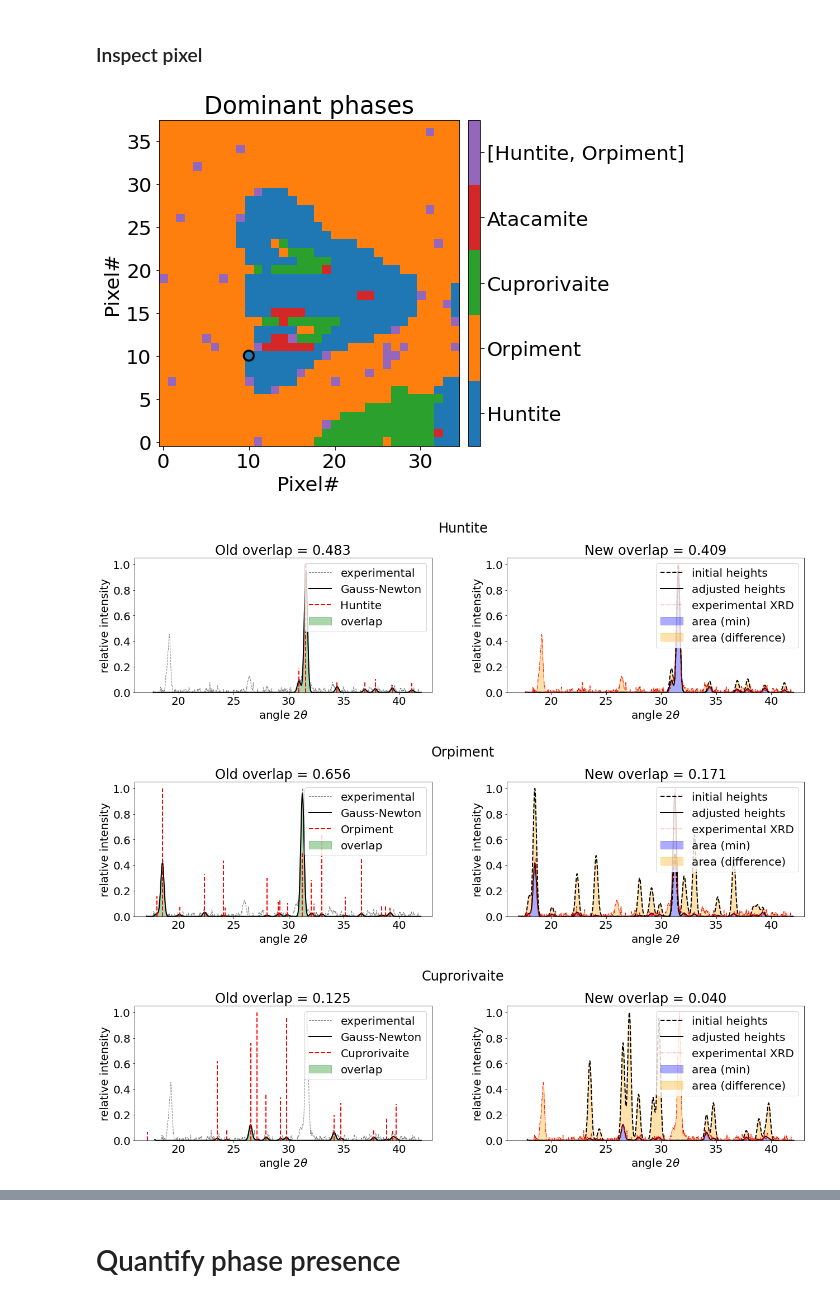
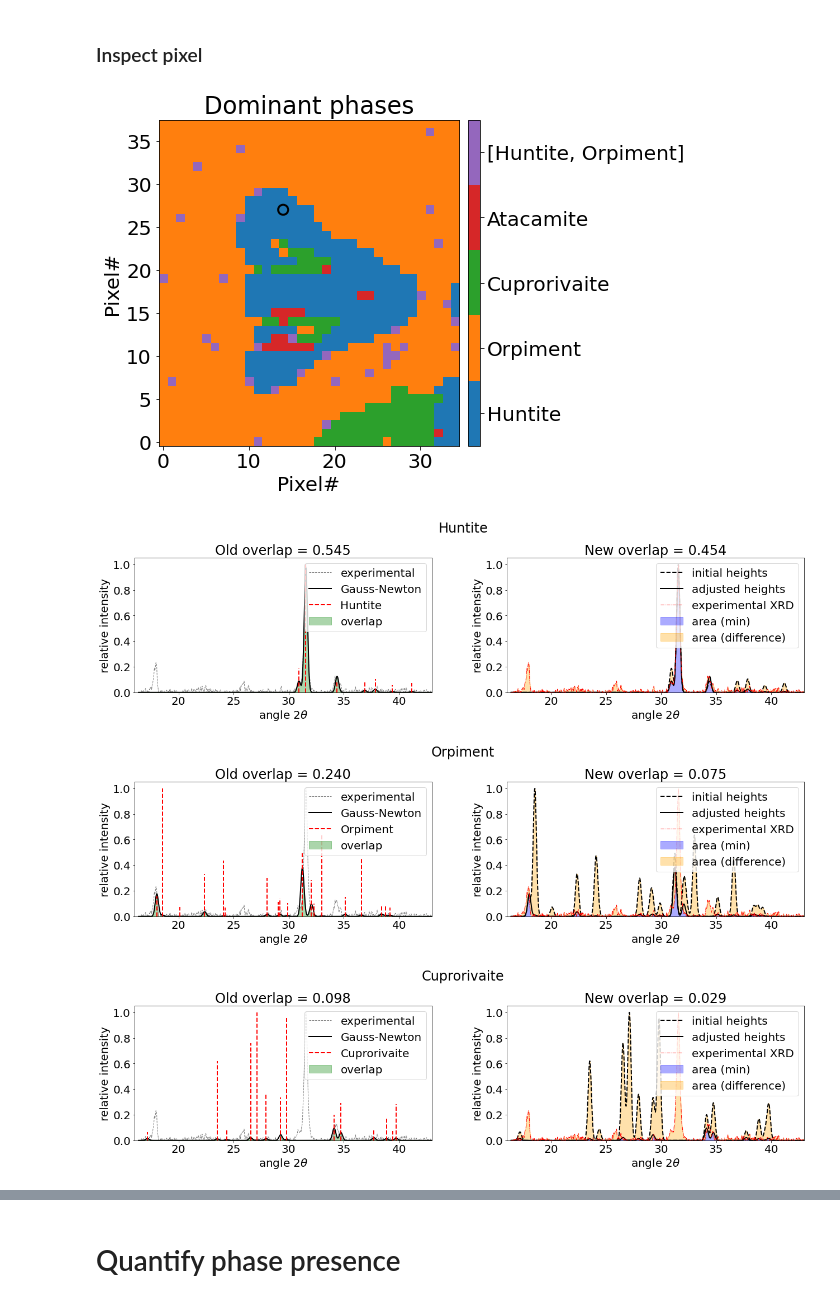
Before and after one commit to DarioZappala/XRDAnalysis, a Jupyter notebook: XRD_2d_match.ipynb, the cells around one changed output, grey strips where cells are left out. Cells and saved outputs as stored; diff of their text form; code cells hidden in the pictures.

```diff
--- a/XRD_2d_match.ipynb
+++ b/XRD_2d_match.ipynb
@@ -145,7 +147,7 @@ df_phases
 # %%
 rcParams['font.size'] = 16
 
-threshold_XRF_intensity = 0.45
+threshold_XRF_intensity = 0.5
 
 ###
 
@@ -237,13 +239,14 @@ You can skip this cell and keep the preset values of the parameters.
 # - min_intensity seleziona in base all'intensità.
 # - first_n_peaks seleziona solo quei picchi il cui indice è minore del valore scelto
 # %%
-#min_intensity = 0.05
+#min_intensity = None
 #first_n_peaks = None
+distance_merge = sigma
 # %%
 df_phases = DataFrame(columns = ['Phase', 'N. of selected peaks'])
 for i, p in enumerate(phases_primary):
-    df_phases.loc[i] = [p.label, len(p.get_theta(min_theta = min_theta, max_theta = max_theta, min_intensity = min_intensity,
-                                                 first_n_peaks = first_n_peaks, sigma = sigma)[0])]
+    df_phases.loc[i] = [p.label, len(p.get_theta(min_theta = min_theta, max_theta = max_theta,
+        min_intensity = min_intensity, first_n_peaks = first_n_peaks, distance_merge = distance_merge)[0])]
 df_phases
 # %% [output]
 |  | Phase | N. of selected peaks |
@@ -280,8 +283,8 @@ Optimizes on $a,s$ and $\gamma$. Choses the best phase by overlap area and fits
 phase_presence_method = 'adjustment_ratio'
 # 'overlap_area', 'overlap_area_ratio', 'adjustment_ratio'
 
-gm = GammaMap().from_data(data, phases_primary, indices_sel, min_theta = min_theta, max_theta = max_theta,
-    min_intensity = min_intensity, first_n_peaks = first_n_peaks, sigma = sigma)
+gm = GammaMap().from_data(data, phases_primary, indices_sel, sigma = sigma, min_theta = min_theta, max_theta = max_theta,
+        min_intensity = min_intensity, first_n_peaks = first_n_peaks, distance_merge = distance_merge)
 gm = gm.search(method = phase_presence_method)
 # %% [output]
 Using 8 CPUs
@@ -311,7 +314,8 @@ show()
 # %% [markdown]
 ### Inspect pixel
 # %%
-x, y = 10, 10
+rcParams['font.size'] = 20
+x, y = 14, 27
 
 ###
 
@@ -327,11 +331,7 @@ ax.set_title('Dominant phases')
 ax.set_xlabel(r'Pixel#')
 ax.set_ylabel(r'Pixel#')
 
-gs = GammaSearch(gm.phases, FastSpectraXRD().from_Data(data, x, y), min_theta = min_theta, max_theta = max_theta,
-    min_intensity = min_intensity, first_n_peaks = first_n_peaks, sigma = sigma)
-gs.fit_cycle(steps = 2, gamma = True, alpha = 1, downsample = 3)
-gs.fit_cycle(steps = 6, a = True, s = True, gamma = True, alpha = 1, downsample = 3)
-gs.fit_cycle(steps = 2, a = True, s = True, gamma = True, alpha = 1, downsample = 2)
+gs = gm.get_pixel(x, y)
 
 for i in range(len(gs)):
     gn = gs[i]
@@ -350,37 +350,36 @@ for i in range(len(gs)):
     ax = axs[0]
     sca(ax)
     gn.plot_spectrum(c = 'grey', ls = '--', lw = 1, label = 'experimental')
     gn.plot(c = 'black', ls = '-', lw = 2, label = 'Gauss-Newton')
-    gn.phase.plot(min_theta = min_theta, max_theta = max_theta, min_intensity = min_intensity,
-        first_n_peaks = first_n_peaks, sigma = sigma, lw = 2, alpha = 1)#, label = 'tabulated peaks')
+    gn.plot_phase(lw = 2, alpha = 1)#, label = 'tabulated peaks')
     ax.fill_between(gn.theta.squeeze(), gn.overlap(), color = 'g', alpha = 0.33, label = 'overlap')
     ax.legend(frameon = True, loc = 'upper right')
     ax.set_xlim(min_theta - 1, max_theta + 1)
     ax.set_ylim(0, 1.05)
     ax.set_xlabel(r'angle $2\theta$')
     ax.set_ylabel(r'relative intensity')
     ax.set_title(f'Old overlap = {gn.overlap_area_ratio():.3f}')
 
     ax = axs[1]
     ax.plot(gn.theta, z0, c = 'black', ls = '--', lw = 2, label = 'initial heights')
     ax.plot(gn.theta, z, c = 'black', ls = '-', lw = 2, label = 'adjusted heights')
     ax.plot(gn.theta, gn.intensity, c = 'red', ls = '-.', lw = 1, label = 'experimental XRD')
     ax.fill_between(gn.theta, z_min, color = 'blue', alpha = 0.33, label = 'area (min)')
     ax.fill_between(gn.theta, z_max, z_min, color = 'orange', alpha = 0.33, label = 'area (difference)')
     ax.legend(frameon = True, loc = 'upper right')
     ax.set_xlim(min_theta - 1, max_theta + 1)
     ax.set_ylim(0, 1.05)
     ax.set_xlabel(r'angle $2\theta$')
     ax.set_ylabel('relative intensity')
     ax.set_title(f'New overlap = {gn.adjustment_ratio():.3f}')
 
     fig.suptitle(gn.phase.label)
 
-    savefig(f'{path_figures}{clean_phase_name(phase_name)} - check fit.png', bbox_inches = 'tight', dpi = 300)
+    savefig(f'{path_figures}{clean_phase_name(gn.label)} - check fit.png', bbox_inches = 'tight', dpi = 300)
     show()
     close(fig)
 # %% [output]
-[figure, old version]
+[figure, new version]
-[figure, old version]
+[figure, new version]
-[figure, old version]
+[figure, new version]
-[figure, old version]
+[figure, new version]
```
Also changed, not shown: parts of 17 cells of this notebook, 4 other files.
